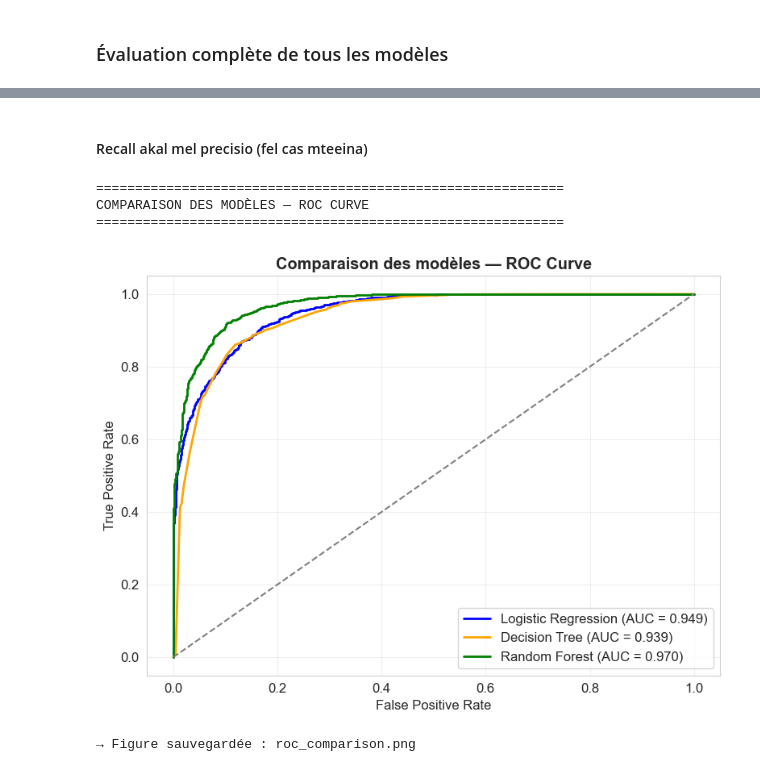
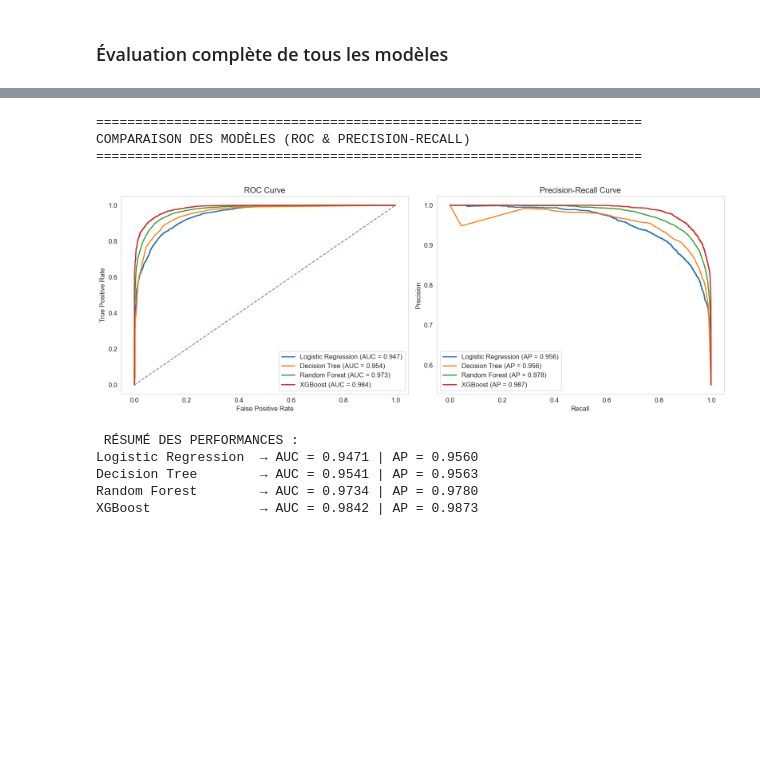
Before and after one commit to yoldezboubahri/Loan, a Jupyter notebook: mainLoan.ipynb, the cells around one changed output, grey strips where cells are left out. Saved outputs shown, nothing was run; the diff lists cells and outputs as text; code cells hidden in the pictures; blank space fills up the shorter version.

Commit message:
Loan_project

```diff
--- a/mainLoan.ipynb
+++ b/mainLoan.ipynb
@@ -47,7 +47,7 @@ plt.rcParams['font.size'] = 12
 # %%
 import pandas as pd
 
-df = pd.read_csv("data/Loan_approval_data.csv")
+df = pd.read_csv("data/Loan_approval_data_2025.csv")
 df.head()
 # %% [output]
 |  | customer_id | age | occupation_status | years_employed | annual_income | credit_score | ... |
@@ -1048,52 +851,70 @@ Logistic Regression 0.949044  0.950199  0.918271   0.927214 0.974353        0.5
-# %% [markdown]
-#### Recall akal mel precisio (fel cas mteeina)
 # %%
-from sklearn.metrics import roc_curve, auc
+from sklearn.metrics import roc_curve, auc, precision_recall_curve, average_precision_score
 import matplotlib.pyplot as plt
 
-print("=" * 60)
-print("COMPARAISON DES MODÈLES — ROC CURVE")
-print("=" * 60)
+print("=" * 70)
+print("COMPARAISON DES MODÈLES (ROC & PRECISION-RECALL)")
+print("=" * 70)
 
-# 🔹 Probabilités des modèles
+# 🔹 Probabilités des modèles (classe 1 = Accepté)
 models_probs = {
     'Logistic Regression': best_lr.predict_proba(X_te)[:, 1],
     'Decision Tree': best_dt.predict_proba(X_te)[:, 1],
-    'Random Forest': best_rf.predict_proba(X_te)[:, 1]
+    'Random Forest': best_rf.predict_proba(X_te)[:, 1],
+    'XGBoost': best_xgb.predict_proba(X_te)[:, 1]
 }
 
 # 🔹 Couleurs
-colors = ['blue', 'orange', 'green']
+colors = ['blue', 'orange', 'green', 'red']
 
-# 🔹 Un seul plot
-plt.figure(figsize=(8, 6))
+# 🔹 Création des plots
+fig, (ax1, ax2) = plt.subplots(1, 2, figsize=(16, 6))
 
-# 🔹 Boucle ROC
+# 🔹 Boucle sur les modèles
 for (name, probs), color in zip(models_probs.items(), colors):
+
+    # 📈 ROC Curve
     fpr, tpr, _ = roc_curve(y_test, probs)
     roc_auc = auc(fpr, tpr)
+    ax1.plot(fpr, tpr, lw=2, label=f'{name} (AUC = {roc_auc:.3f})')
 
-    plt.plot(fpr, tpr, color=color, lw=2,
-             label=f'{name} (AUC = {roc_auc:.3f})')
+    # 📉 Precision-Recall Curve
+    precision, recall, _ = precision_recall_curve(y_test, probs)
+    ap_score = average_precision_score(y_test, probs)
+    ax2.plot(recall, precision, lw=2, label=f'{name} (AP = {ap_score:.3f})')
 
-# 🔹 Ligne aléatoire
-plt.plot([0, 1], [0, 1], linestyle='--', color='gray')
+# 🔹 Mise en forme ROC
+ax1.plot([0, 1], [0, 1], linestyle='--')
+ax1.set_xlabel('False Positive Rate')
+ax1.set_ylabel('True Positive Rate')
+ax1.set_title('ROC Curve')
+ax1.legend()
+ax1.grid()
 
-# 🔹 Mise en forme
-plt.xlabel('False Positive Rate')
-plt.ylabel('True Positive Rate')
-plt.title('Comparaison des modèles — ROC Curve', fontweight='bold')
-plt.legend()
-plt.grid(alpha=0.3)
+# 🔹 Mise en forme Precision-Recall
+ax2.set_xlabel('Recall')
+ax2.set_ylabel('Precision')
+ax2.set_title('Precision-Recall Curve')
+ax2.legend()
+ax2.grid()
 
 plt.tight_layout()
-plt.savefig('roc_comparison.png', dpi=150)
 plt.show()
 
-print("→ Figure sauvegardée : roc_comparison.png")
+# 🔹 Résumé des performances
+print("\n RÉSUMÉ DES PERFORMANCES :")
+for name, probs in models_probs.items():
+    fpr, tpr, _ = roc_curve(y_test, probs)
+    roc_auc = auc(fpr, tpr)
+    ap = average_precision_score(y_test, probs)
+    print(f"{name:<20} → AUC = {roc_auc:.4f} | AP = {ap:.4f}")
 # %% [output]
-============================================================
-COMPARAISON DES MODÈLES — ROC CURVE
-============================================================
+======================================================================
+COMPARAISON DES MODÈLES (ROC & PRECISION-RECALL)
+======================================================================
-[figure, old version]
+[figure, new version]
-→ Figure sauvegardée : roc_comparison.png
+ RÉSUMÉ DES PERFORMANCES :
+Logistic Regression  → AUC = 0.9471 | AP = 0.9560
+Decision Tree        → AUC = 0.9541 | AP = 0.9563
+Random Forest        → AUC = 0.9734 | AP = 0.9780
+XGBoost              → AUC = 0.9842 | AP = 0.9873
```
Also changed, not shown: parts of 44 cells of this notebook.
